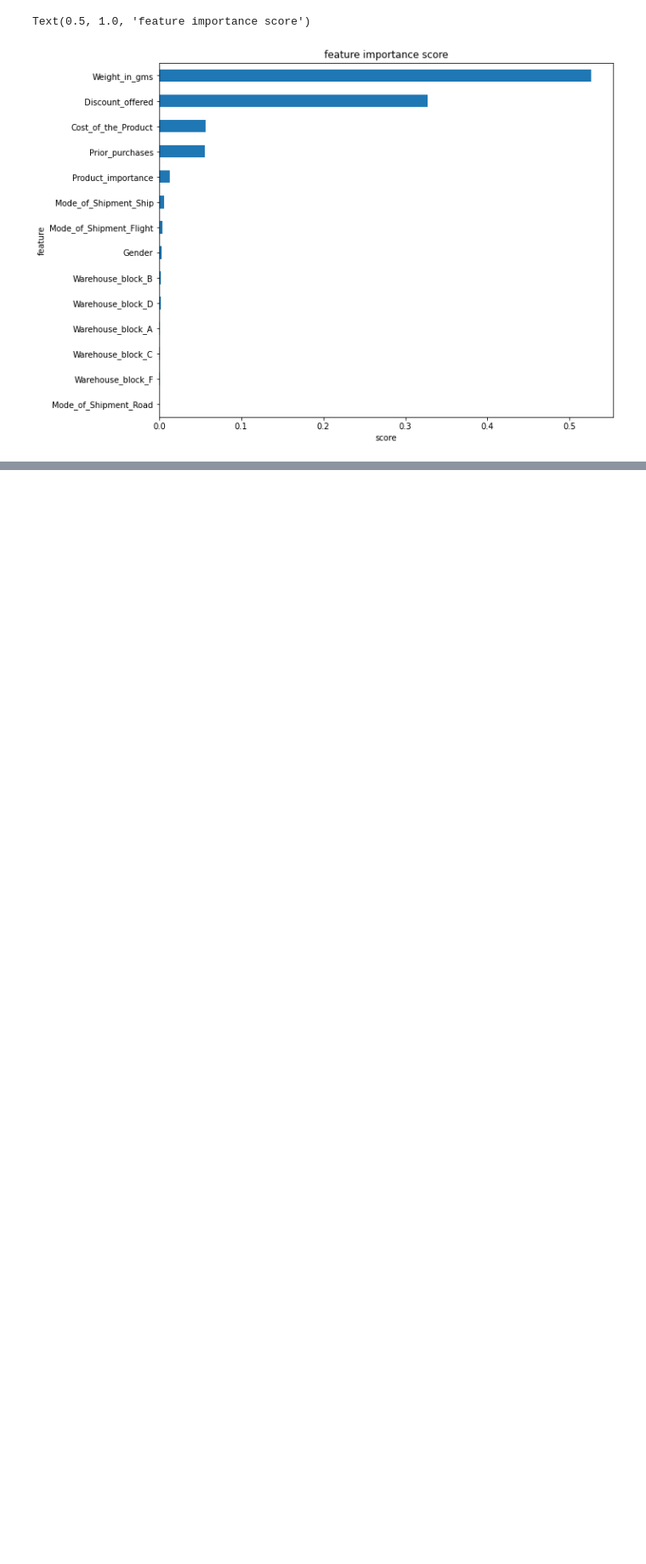
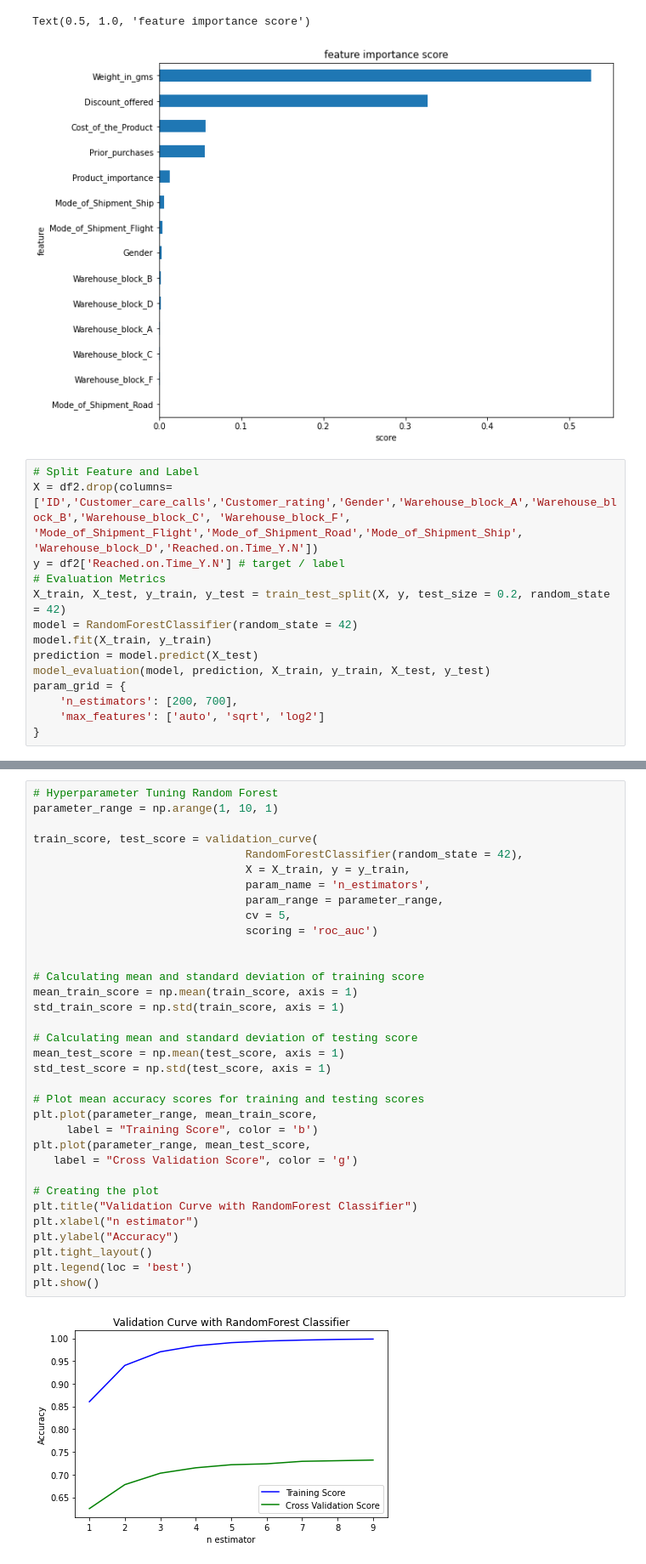
Before and after one commit to wahyunh10/Project-Ecommerce-Shipping-Clasification-Modeling, a Jupyter notebook: Stage3/Stage_3_Project.ipynb, the cells around one changed output, grey strips where cells are left out. Shown at 85% size. Drawn from its saved outputs; the diff is of its cells as text; blank space fills up the shorter version.

```diff
--- a/Stage3/Stage_3_Project.ipynb
+++ b/Stage3/Stage_3_Project.ipynb
@@ -303,3 +302,17 @@ plt.title('feature importance score')
 # %% [output]
 Text(0.5, 1.0, 'feature importance score')
 [figure]
+# %%
+# Split Feature and Label
+X = df2.drop(columns=['ID','Customer_care_calls','Customer_rating','Gender','Warehouse_block_A','Warehouse_block_B','Warehouse_block_C', 'Warehouse_block_F', 'Mode_of_Shipment_Flight','Mode_of_Shipment_Road','Mode_of_Shipment_Ship', 'Warehouse_block_D','Reached.on.Time_Y.N'])
+y = df2['Reached.on.Time_Y.N'] # target / label
+# Evaluation Metrics
+X_train, X_test, y_train, y_test = train_test_split(X, y, test_size = 0.2, random_state = 42)
+model = RandomForestClassifier(random_state = 42)
+model.fit(X_train, y_train)
+prediction = model.predict(X_test)
+model_evaluation(model, prediction, X_train, y_train, X_test, y_test)
+param_grid = {
+    'n_estimators': [200, 700],
+    'max_features': ['auto', 'sqrt', 'log2']
+}
@@ -305,0 +333,36 @@ Text(0.5, 1.0, 'feature importance score')
+# %%
+# Hyperparameter Tuning Random Forest
+parameter_range = np.arange(1, 10, 1)
+
+train_score, test_score = validation_curve(
+                                RandomForestClassifier(random_state = 42),
+                                X = X_train, y = y_train,
+                                param_name = 'n_estimators',
+                                param_range = parameter_range,
+                                cv = 5,
+                                scoring = 'roc_auc')
+
+
+# Calculating mean and standard deviation of training score
+mean_train_score = np.mean(train_score, axis = 1)
+std_train_score = np.std(train_score, axis = 1)
+
+# Calculating mean and standard deviation of testing score
+mean_test_score = np.mean(test_score, axis = 1)
+std_test_score = np.std(test_score, axis = 1)
+
+# Plot mean accuracy scores for training and testing scores
+plt.plot(parameter_range, mean_train_score,
+     label = "Training Score", color = 'b')
+plt.plot(parameter_range, mean_test_score,
+   label = "Cross Validation Score", color = 'g')
+
+# Creating the plot
+plt.title("Validation Curve with RandomForest Classifier")
+plt.xlabel("n estimator")
+plt.ylabel("Accuracy")
+plt.tight_layout()
+plt.legend(loc = 'best')
+plt.show()
+# %% [output]
+[figure, added]
```
Also changed, not shown: parts of 78 cells of this notebook.
